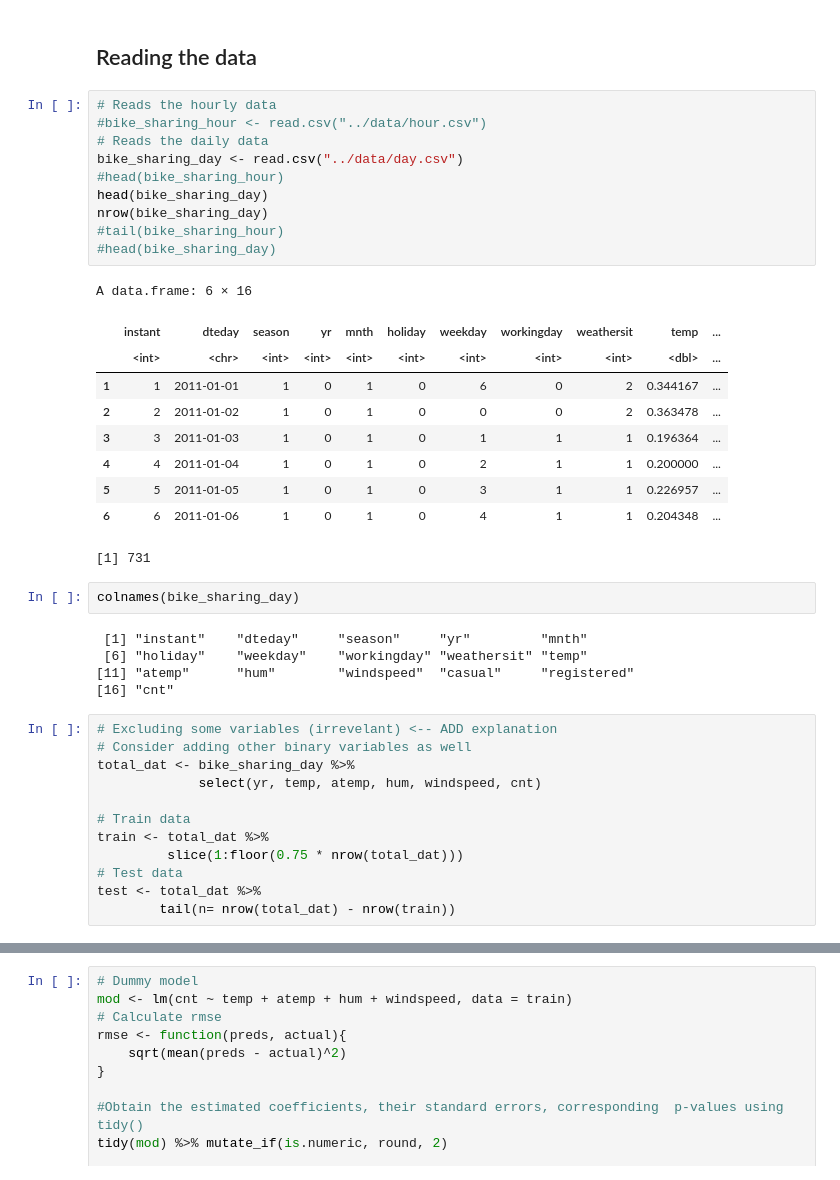
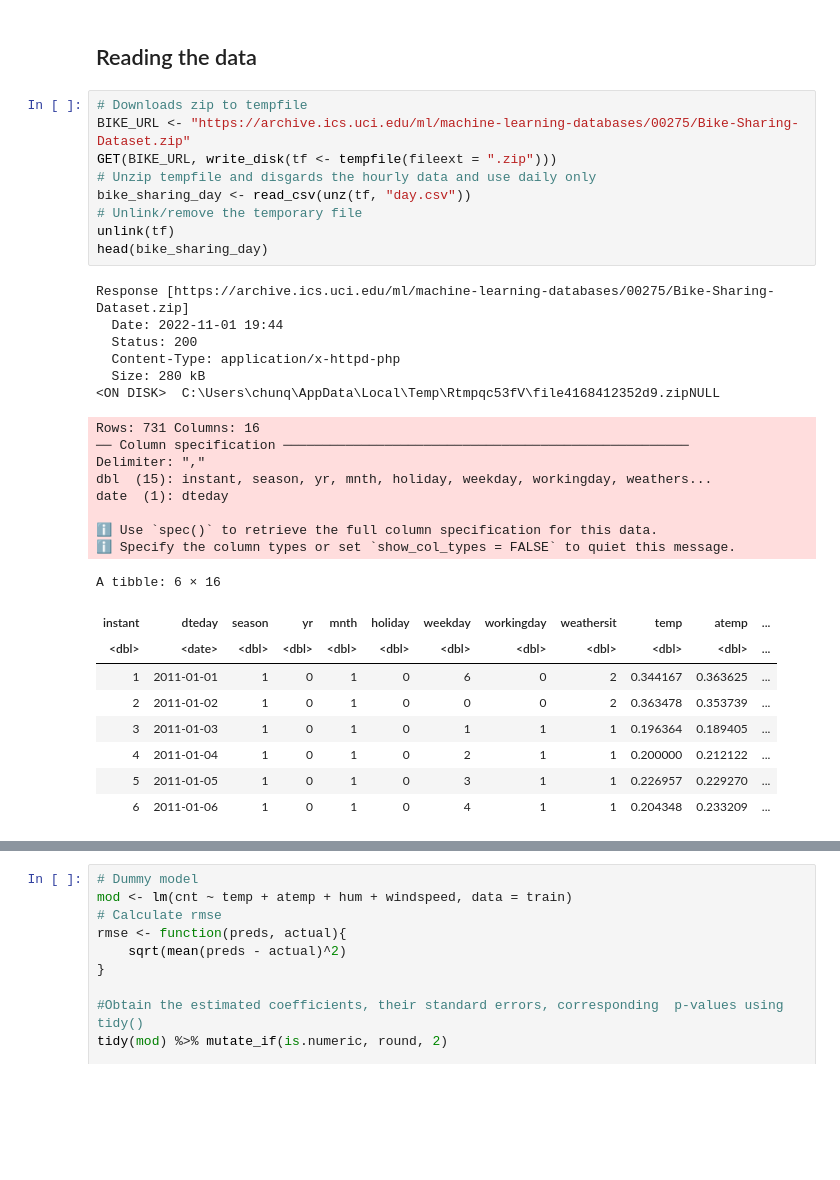
Before and after one commit to tonyliang19/stat301-group-project, a Jupyter notebook: src/eda.ipynb, the cells around one changed output, grey strips where cells are left out. Drawn from its saved outputs; the diff is of its cells as text; blank space fills up the shorter version.

```diff
--- a/src/eda.ipynb
+++ b/src/eda.ipynb
@@ -41,42 +42,35 @@ The dataset has 17839 instances and 16 attributes and no NA values, seperated in
 # %% [markdown]
 ## Reading the data
 # %%
-# Reads the hourly data
-#bike_sharing_hour <- read.csv("../data/hour.csv")
-# Reads the daily data
-bike_sharing_day <- read.csv("../data/day.csv")
-#head(bike_sharing_hour)
+# Downloads zip to tempfile
+BIKE_URL <- "https://archive.ics.uci.edu/ml/machine-learning-databases/00275/Bike-Sharing-Dataset.zip"
+GET(BIKE_URL, write_disk(tf <- tempfile(fileext = ".zip")))
+# Unzip tempfile and disgards the hourly data and use daily only
+bike_sharing_day <- read_csv(unz(tf, "day.csv"))
+# Unlink/remove the temporary file
+unlink(tf)
 head(bike_sharing_day)
-nrow(bike_sharing_day)
-#tail(bike_sharing_hour)
-#head(bike_sharing_day)
 # %% [output]
-A data.frame: 6 × 16
+Response [https://archive.ics.uci.edu/ml/machine-learning-databases/00275/Bike-Sharing-Dataset.zip]
+  Date: 2022-11-01 19:44
+  Status: 200
+  Content-Type: application/x-httpd-php
+  Size: 280 kB
+<ON DISK>  C:\Users\chunq\AppData\Local\Temp\Rtmpqc53fV\file4168412352d9.zipNULL
+Rows: 731 Columns: 16
+── Column specification ────────────────────────────────────────────────────
+Delimiter: ","
+dbl  (15): instant, season, yr, mnth, holiday, weekday, workingday, weathers...
+date  (1): dteday
+
+ℹ Use `spec()` to retrieve the full column specification for this data.
+ℹ Specify the column types or set `show_col_types = FALSE` to quiet this message.
+A tibble: 6 × 16
-|  | instant | dteday | season | yr | mnth | holiday | weekday | workingday | weathersit | temp | ... |
-|  | <int> | <chr> | <int> | <int> | <int> | <int> | <int> | <int> | <int> | <dbl> | ... |
-| 1 | 1 | 2011-01-01 | 1 | 0 | 1 | 0 | 6 | 0 | 2 | 0.344167 | ... |
-| 2 | 2 | 2011-01-02 | 1 | 0 | 1 | 0 | 0 | 0 | 2 | 0.363478 | ... |
-| 3 | 3 | 2011-01-03 | 1 | 0 | 1 | 0 | 1 | 1 | 1 | 0.196364 | ... |
-| 4 | 4 | 2011-01-04 | 1 | 0 | 1 | 0 | 2 | 1 | 1 | 0.200000 | ... |
-| 5 | 5 | 2011-01-05 | 1 | 0 | 1 | 0 | 3 | 1 | 1 | 0.226957 | ... |
-| 6 | 6 | 2011-01-06 | 1 | 0 | 1 | 0 | 4 | 1 | 1 | 0.204348 | ... |
+| instant | dteday | season | yr | mnth | holiday | weekday | workingday | weathersit | temp | atemp | ... |
+| <dbl> | <date> | <dbl> | <dbl> | <dbl> | <dbl> | <dbl> | <dbl> | <dbl> | <dbl> | <dbl> | ... |
+| 1 | 2011-01-01 | 1 | 0 | 1 | 0 | 6 | 0 | 2 | 0.344167 | 0.363625 | ... |
+| 2 | 2011-01-02 | 1 | 0 | 1 | 0 | 0 | 0 | 2 | 0.363478 | 0.353739 | ... |
+| 3 | 2011-01-03 | 1 | 0 | 1 | 0 | 1 | 1 | 1 | 0.196364 | 0.189405 | ... |
+| 4 | 2011-01-04 | 1 | 0 | 1 | 0 | 2 | 1 | 1 | 0.200000 | 0.212122 | ... |
+| 5 | 2011-01-05 | 1 | 0 | 1 | 0 | 3 | 1 | 1 | 0.226957 | 0.229270 | ... |
+| 6 | 2011-01-06 | 1 | 0 | 1 | 0 | 4 | 1 | 1 | 0.204348 | 0.233209 | ... |
-[1] 731
-# %%
-colnames(bike_sharing_day)
-# %% [output]
- [1] "instant"    "dteday"     "season"     "yr"         "mnth"
- [6] "holiday"    "weekday"    "workingday" "weathersit" "temp"
-[11] "atemp"      "hum"        "windspeed"  "casual"     "registered"
-[16] "cnt"
-# %%
-# Excluding some variables (irrevelant) <-- ADD explanation
-# Consider adding other binary variables as well
-total_dat <- bike_sharing_day %>%
-             select(yr, temp, atemp, hum, windspeed, cnt)
-
-# Train data
-train <- total_dat %>%
-         slice(1:floor(0.75 * nrow(total_dat)))
-# Test data
-test <- total_dat %>%
-        tail(n= nrow(total_dat) - nrow(train))
```
Also changed, not shown: parts of 14 cells of this notebook.
